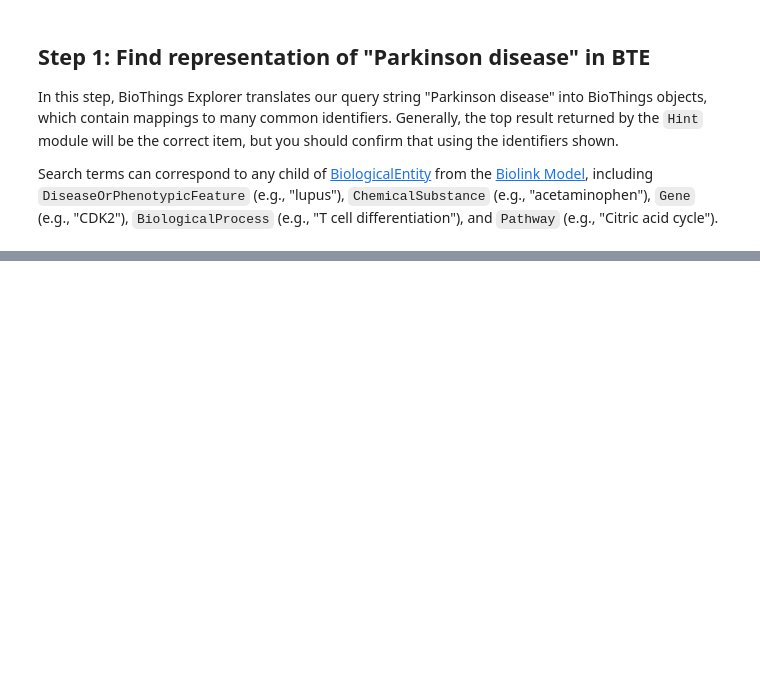
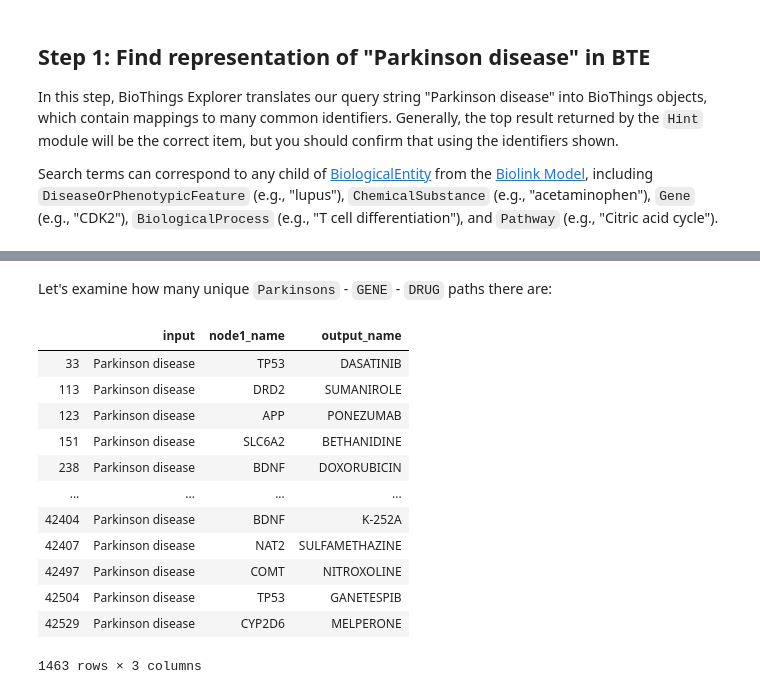
Before and after one commit to biothings/biothings_explorer_archived, a Jupyter notebook: jupyter notebooks/TIDBIT 02 Finding New Uses for Existing Drugs to Treat Parkinson’s Disease.ipynb, the cells around one changed output, grey strips where cells are left out. Drawn from its saved outputs; the diff is of its cells as text; code cells hidden in the pictures; blank space fills up the shorter version.

```diff
--- a/jupyter notebooks/TIDBIT 02 Finding New Uses for Existing Drugs to Treat Parkinson’s Disease.ipynb
+++ b/jupyter notebooks/TIDBIT 02 Finding New Uses for Existing Drugs to Treat Parkinson’s Disease.ipynb
@@ -94,0 +84,19 @@ array(['umls:C0243192', 'umls:C0207636', 'umls:C0008260', 'umls:C0043047',
+# %% [markdown]
+Let's examine how many unique `Parkinsons` - `GENE` - `DRUG` paths there are:
+# %%
+dfFiltUnique = dfFilt[["input","node1_name","output_name"]].drop_duplicates()
+dfFiltUnique
+# %% [output]
+|  | input | node1_name | output_name |
+| 33 | Parkinson disease | TP53 | DASATINIB |
+| 113 | Parkinson disease | DRD2 | SUMANIROLE |
+| 123 | Parkinson disease | APP | PONEZUMAB |
+| 151 | Parkinson disease | SLC6A2 | BETHANIDINE |
+| 238 | Parkinson disease | BDNF | DOXORUBICIN |
+| ... | ... | ... | ... |
+| 42404 | Parkinson disease | BDNF | K-252A |
+| 42407 | Parkinson disease | NAT2 | SULFAMETHAZINE |
+| 42497 | Parkinson disease | COMT | NITROXOLINE |
+| 42504 | Parkinson disease | TP53 | GANETESPIB |
+| 42529 | Parkinson disease | CYP2D6 | MELPERONE |
+1463 rows × 3 columns
```
Also changed, not shown: parts of 18 cells of this notebook, 1 other file.
